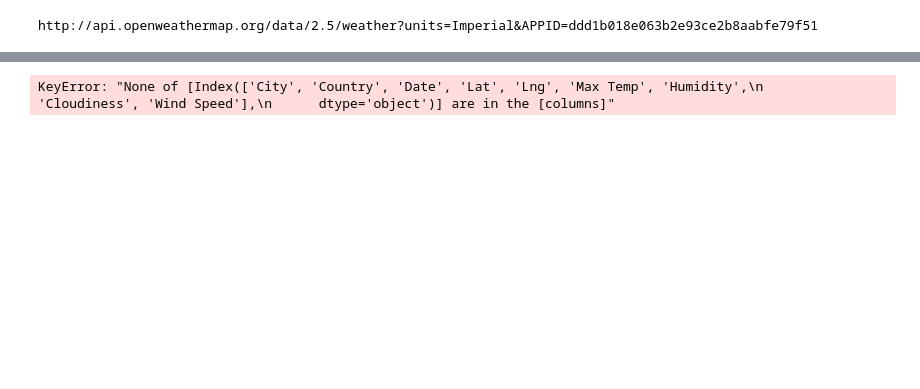
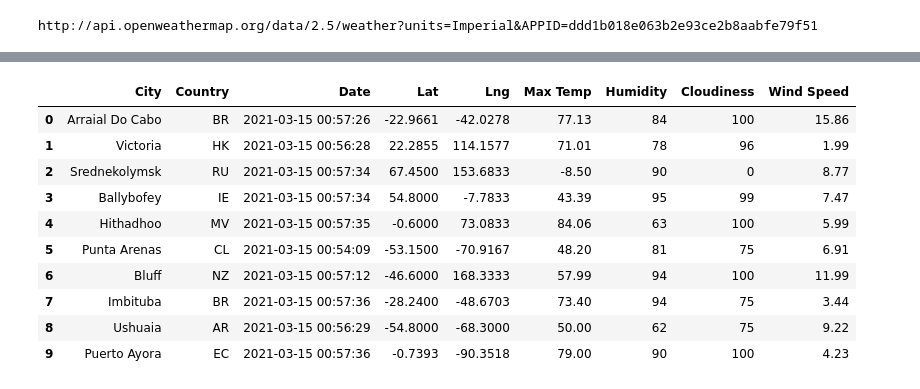
Before and after one commit to dasavage1412/World_Weather_Analysis, a Jupyter notebook: Weather_Database/Weather_Database.ipynb, the cells around one changed output, grey strips where cells are left out. Saved outputs shown, nothing was run; the diff lists cells and outputs as text; code cells hidden in the pictures; blank space fills up the shorter version.

```diff
--- a/Weather_Database/Weather_Database.ipynb
+++ b/Weather_Database/Weather_Database.ipynb
@@ -88,7 +88,3 @@ url = "http://api.openweathermap.org/data/2.5/weather?units=Imperial&APPID=" + w
 print(url)
 # %% [output]
 http://api.openweathermap.org/data/2.5/weather?units=Imperial&APPID=ddd1b018e063b2e93ce2b8aabfe79f51
-# %%
-city_url = url + "&q=" + "Boston"
-city_weather = requests.get(city_url)
-city_weather.json()
@@ -182,7 +187,18 @@ city_data_df.head(10)
 new_column_order = ["City", "Country", "Date", "Lat", "Lng", "Max Temp", "Humidity", "Cloudiness", "Wind Speed"]
 # %%
 city_data_df = city_data_df[new_column_order]
+city_data_df.head(10)
 # %% [output]
-KeyError: "None of [Index(['City', 'Country', 'Date', 'Lat', 'Lng', 'Max Temp', 'Humidity',\n       'Cloudiness', 'Wind Speed'],\n      dtype='object')] are in the [columns]"
+|  | City | Country | Date | Lat | Lng | Max Temp | Humidity | Cloudiness | Wind Speed |
+| 0 | Arraial Do Cabo | BR | 2021-03-15 00:57:26 | -22.9661 | -42.0278 | 77.13 | 84 | 100 | 15.86 |
+| 1 | Victoria | HK | 2021-03-15 00:56:28 | 22.2855 | 114.1577 | 71.01 | 78 | 96 | 1.99 |
+| 2 | Srednekolymsk | RU | 2021-03-15 00:57:34 | 67.4500 | 153.6833 | -8.50 | 90 | 0 | 8.77 |
+| 3 | Ballybofey | IE | 2021-03-15 00:57:34 | 54.8000 | -7.7833 | 43.39 | 95 | 99 | 7.47 |
+| 4 | Hithadhoo | MV | 2021-03-15 00:57:35 | -0.6000 | 73.0833 | 84.06 | 63 | 100 | 5.99 |
+| 5 | Punta Arenas | CL | 2021-03-15 00:54:09 | -53.1500 | -70.9167 | 48.20 | 81 | 75 | 6.91 |
+| 6 | Bluff | NZ | 2021-03-15 00:57:12 | -46.6000 | 168.3333 | 57.99 | 94 | 100 | 11.99 |
+| 7 | Imbituba | BR | 2021-03-15 00:57:36 | -28.2400 | -48.6703 | 73.40 | 94 | 75 | 3.44 |
+| 8 | Ushuaia | AR | 2021-03-15 00:56:29 | -54.8000 | -68.3000 | 50.00 | 62 | 75 | 9.22 |
+| 9 | Puerto Ayora | EC | 2021-03-15 00:57:36 | -0.7393 | -90.3518 | 79.00 | 90 | 100 | 4.23 |
 # %%
 # Create the output file (CSV).
```
Also changed, not shown: parts of 8 cells of this notebook, 5 other files.
